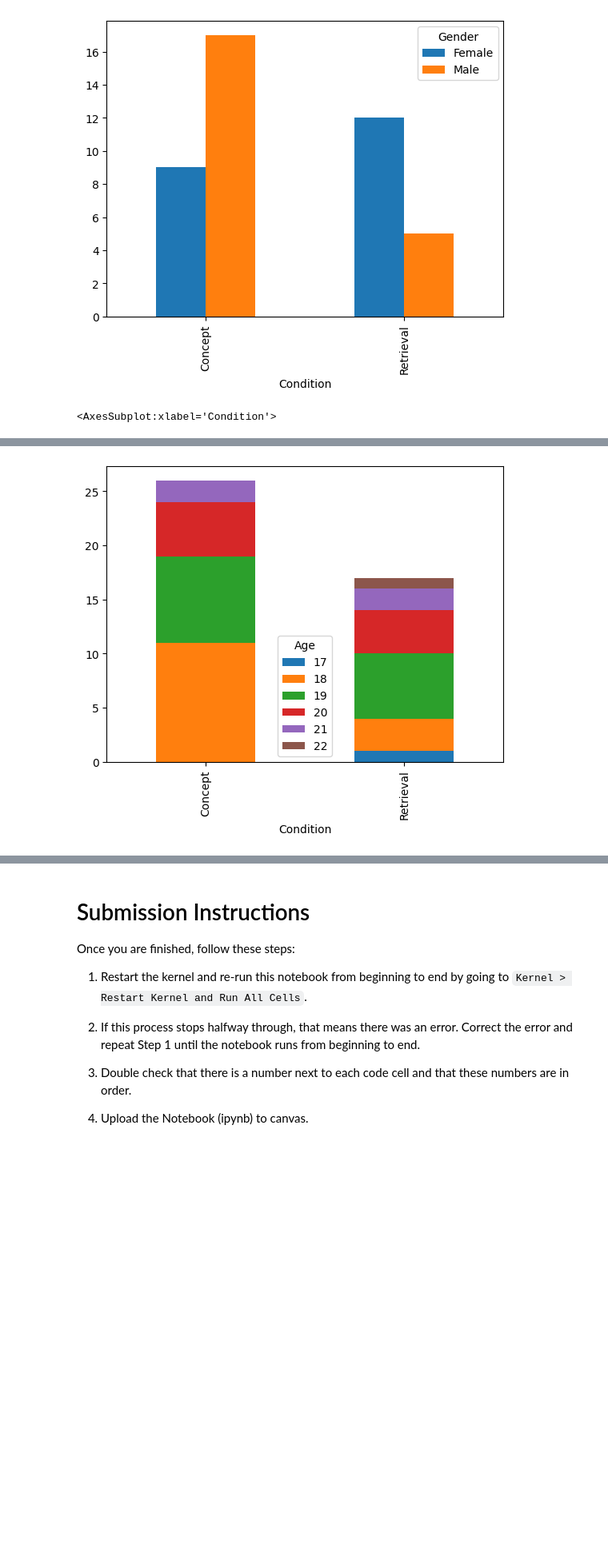
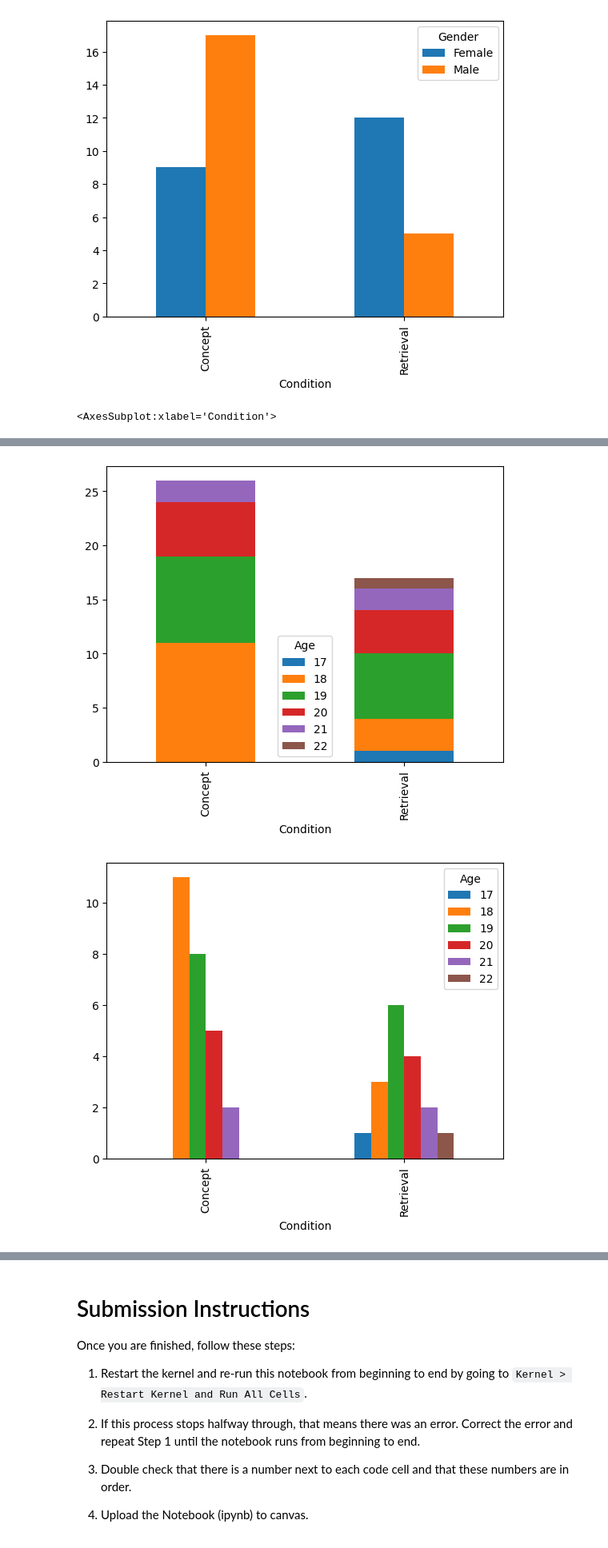
Before and after one commit to andykr1k/CS105, a Jupyter notebook: Lab4/3C. Retrieval Practice and Learning.ipynb, the cells around one changed output, grey strips where cells are left out. Shown: that part at 80% size. Cells and saved outputs as stored; diff of their text form; code cells hidden in the pictures; blank space fills up the shorter version.

Commit message:
Adding One Visualization - Lab 4

```diff
--- a/Lab4/3C. Retrieval Practice and Learning.ipynb
+++ b/Lab4/3C. Retrieval Practice and Learning.ipynb
@@ -108,9 +108,11 @@ pd.pivot_table(data=data, values='ID', index='Condition', columns='Gender', aggf
 # %%
 pd.crosstab(data['Condition'], data['Gender']).plot.bar(stacked=True)
 pd.crosstab(data['Condition'], data['Age']).plot.bar(stacked=True)
+pd.crosstab(data['Condition'], data['Age']).plot.bar()
 # %% [output]
 <AxesSubplot:xlabel='Condition'>
 [figure]
 [figure]
+[figure, added]
 # %% [markdown]
 **YOUR EXPLANATION HERE**
```
